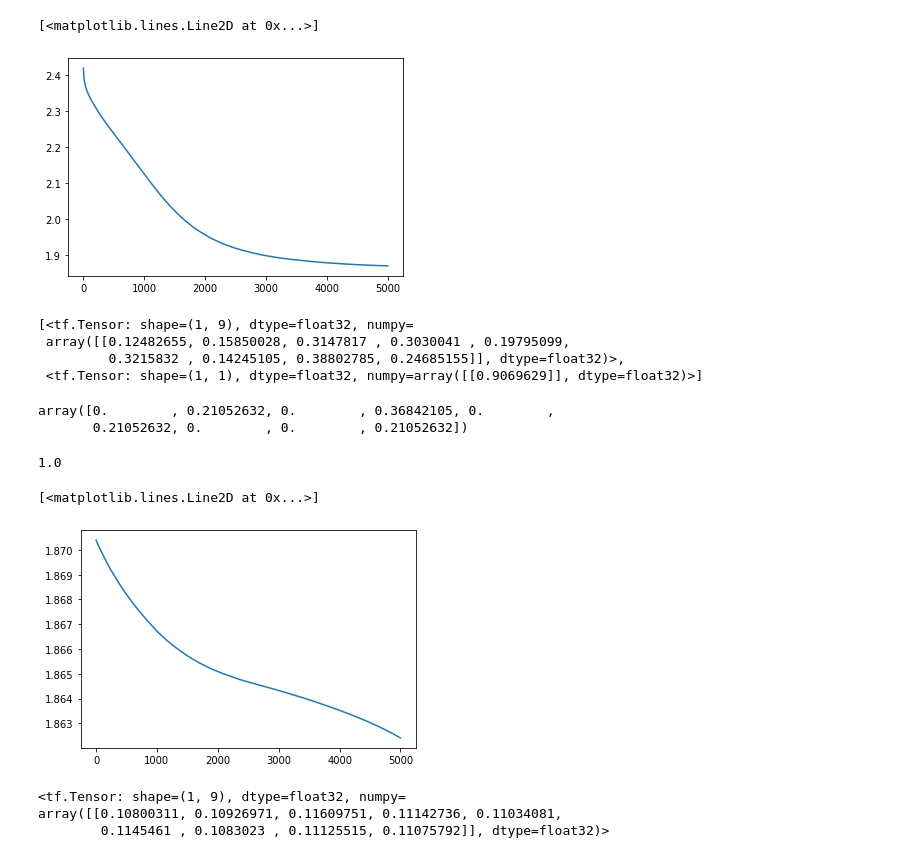
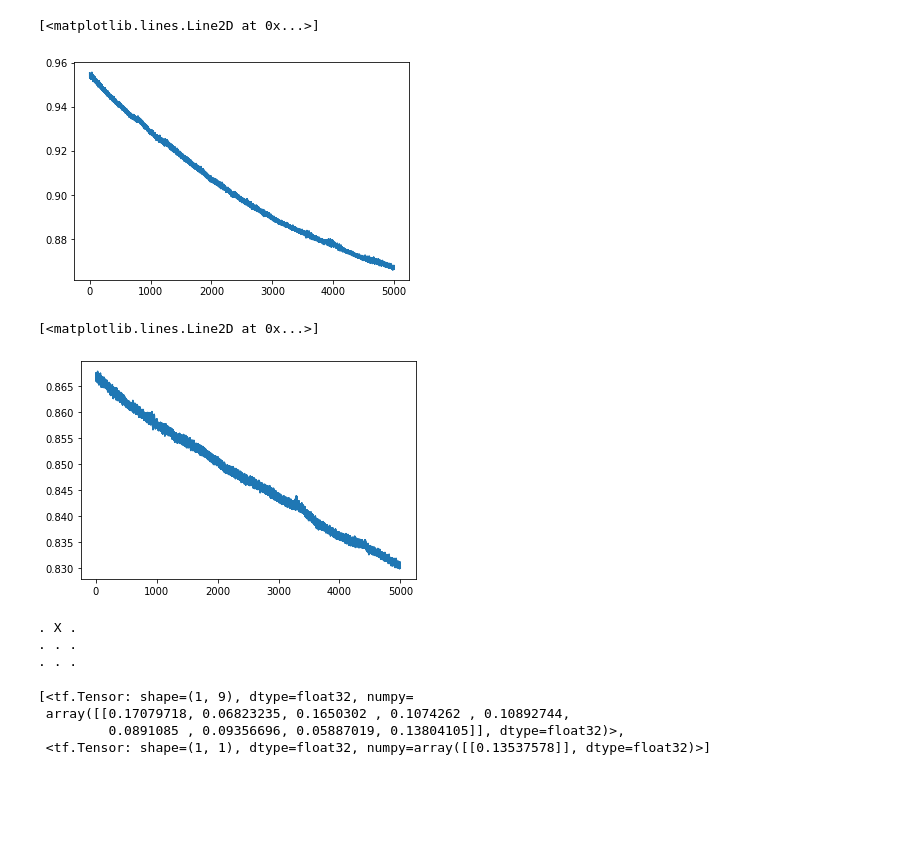
Before and after one commit to krkartikay/AlphaZeroFinal, a Jupyter notebook: train_testing.ipynb, the cells around one changed output. Cells and saved outputs as stored; diff of their text form; code cells hidden in the pictures; blank space fills up the shorter version.

```diff
--- a/train_testing.ipynb
+++ b/train_testing.ipynb
@@ -41,8 +22,27 @@ probs = np.array(probs)
 # %%
-inp_layer = keras.Input(shape=(9,))
-l1 = keras.layers.Dense(128, activation="relu")(inp_layer)
-l2 = keras.layers.Dense(20, activation="relu")(l1)
-prob_logits = keras.layers.Dense(9, activation="sigmoid")(l2)
-prob_head = keras.layers.Activation("softmax")(prob_logits)
-value_head = keras.layers.Dense(1, activation="tanh")(l2)
-model = keras.Model(inputs=inp_layer, outputs=[prob_logits, value_head])
+class MyModel():
+    def __init__(self):
+        inp_layer = keras.Input(shape=(9,))
+        l1 = keras.layers.Dense(20, activation="relu")(inp_layer)
+        l2 = keras.layers.Dense(20, activation="relu")(l1)
+        prob_logits = keras.layers.Dense(9, activation="relu")(l2)
+        prob_head = keras.layers.Activation("softmax")(prob_logits)
+        value_head = keras.layers.Dense(1, activation="tanh")(l2)
+        self.model = keras.Model(inputs=inp_layer, outputs=[prob_head, value_head])
+        # self.pred_model = keras.Model(inputs=inp_layer, outputs=[prob_head, value_head])
+        self.model.compile(optimizer=keras.optimizers.SGD(learning_rate=0.1, decay=1e-4), loss=[
+            keras.losses.KLDivergence(),
+            keras.losses.MeanSquaredError()
+        ])
+
+    def predict(self, gamestate):
+        return self.model(gamestate.to_image())
+
+    def train(self, data, epochs, verbose = False):
+        xs, probs, values = data
+        history = self.model.fit(xs, [probs, values], batch_size=config.batch_size, epochs=epochs, verbose=verbose, shuffle=True)
+        return history
+
+net = MyModel()
+hist = net.train([xs, probs, values], 5000)
+plt.plot(hist.history['loss'])
@@ -54,34 +52,25 @@ model.compile(optimizer=keras.optimizers.SGD(0.01), loss=[
 # %%
-hist = model.fit(xs, [probs, values], epochs=5000, batch_size=2000, verbose=False)
+hist = net.train([xs, probs, values], 5000)
 plt.plot(hist.history['loss'])
 # %% [output]
 [<matplotlib.lines.Line2D at 0x...>]
-[figure, old version]
+[figure, new version]
-# %%
-model(np.array([xs[5]]))
-# %% [output]
-[<tf.Tensor: shape=(1, 9), dtype=float32, numpy=
- array([[0.12482655, 0.15850028, 0.3147817 , 0.3030041 , 0.19795099,
-         0.3215832 , 0.14245105, 0.38802785, 0.24685155]], dtype=float32)>,
- <tf.Tensor: shape=(1, 1), dtype=float32, numpy=array([[0.9069629]], dtype=float32)>]
-# %%
-probs[5]
-# %% [output]
-array([0.        , 0.21052632, 0.        , 0.36842105, 0.        ,
-       0.21052632, 0.        , 0.        , 0.21052632])
-# %%
-values[5]
-# %% [output]
-1.0
 # %%
-hist = model.fit(xs, [probs, values], epochs=5000, batch_size=2000, verbose=False)
+hist = net.train([xs, probs, values], 5000)
 plt.plot(hist.history['loss'])
 # %% [output]
 [<matplotlib.lines.Line2D at 0x...>]
-[figure, old version]
+[figure, new version]
-# %%
-tf.math.softmax(model(np.array([xs[5]]))[0])
-# %% [output]
-<tf.Tensor: shape=(1, 9), dtype=float32, numpy=
-array([[0.10800311, 0.10926971, 0.11609751, 0.11142736, 0.11034081,
-        0.1145461 , 0.1083023 , 0.11125515, 0.11075792]], dtype=float32)>
+# %%
+g = game.GameState()
+g = g.next_state(1)
+print(vis(str(g.to_image())))
+net.predict(g)
+# %% [output]
+. X .
+. . .
+. . .
+[<tf.Tensor: shape=(1, 9), dtype=float32, numpy=
+ array([[0.17079718, 0.06823235, 0.1650302 , 0.1074262 , 0.10892744,
+         0.0891085 , 0.09356696, 0.05887019, 0.13804105]], dtype=float32)>,
+ <tf.Tensor: shape=(1, 1), dtype=float32, numpy=array([[0.13537578]], dtype=float32)>]
```
Also changed, not shown: parts of 5 cells of this notebook, 8 other files.
